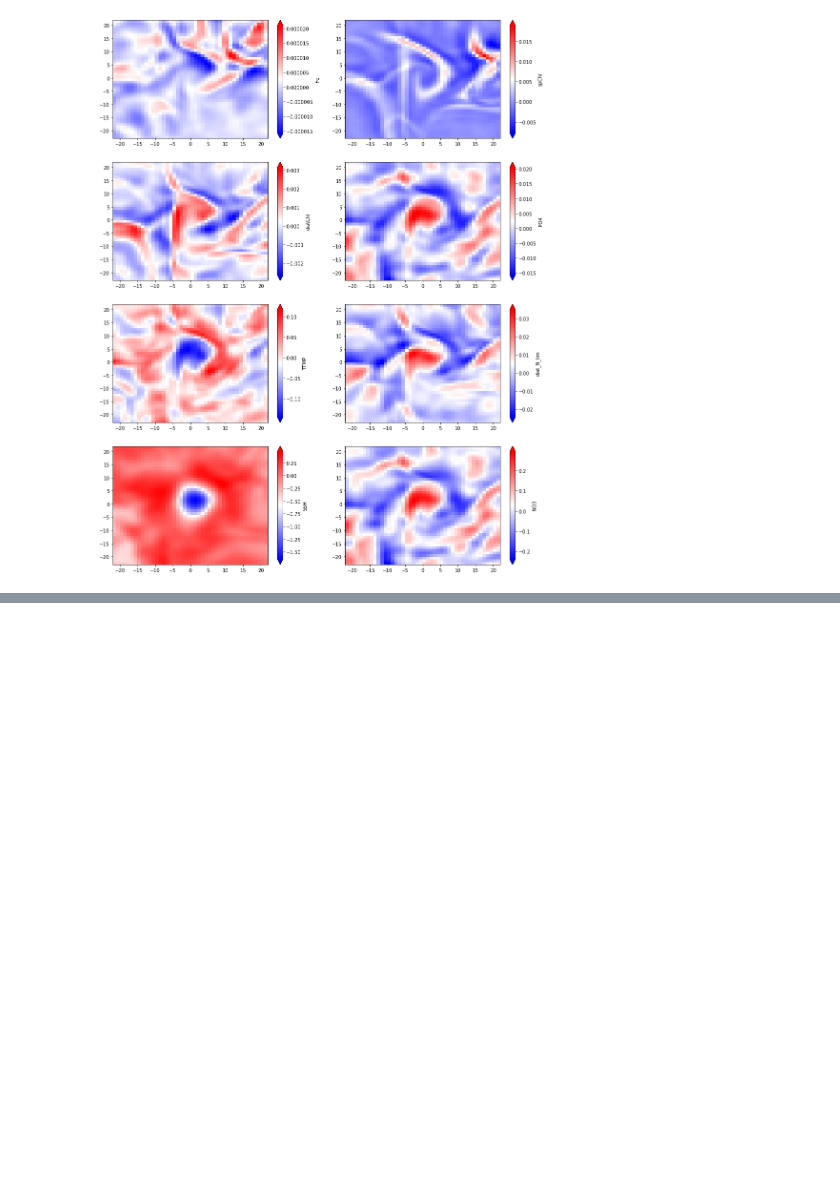
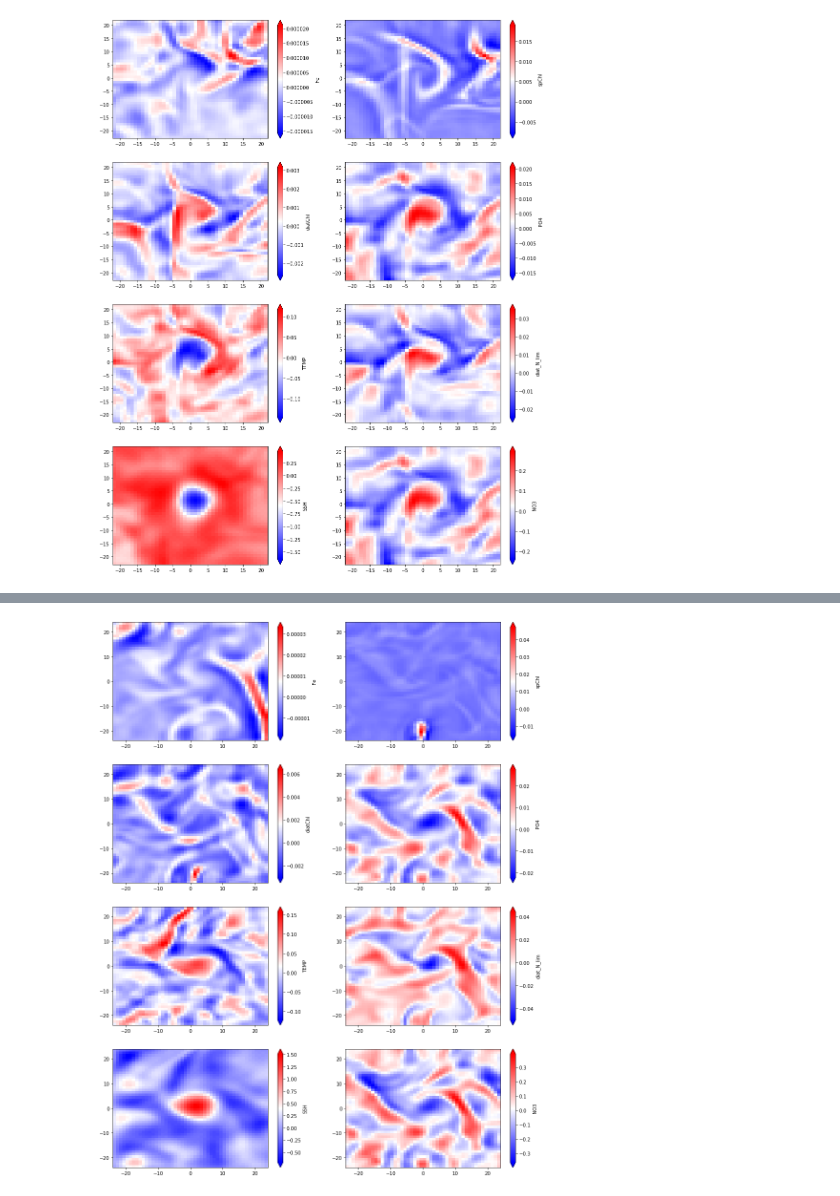
Before and after one commit to kristenkrumhardt/feature-centric-composite, a Jupyter notebook: eddy_composite_v1.ipynb, the cells around one changed output, grey strips where cells are left out. Drawn from its saved outputs; the diff is of its cells as text; code cells hidden in the pictures; blank space fills up the shorter version.

```diff
--- a/eddy_composite_v1.ipynb
+++ b/eddy_composite_v1.ipynb
@@ -182,7 +184,3 @@ selected_eddies = tracks[(tracks.age >= age_min) &
                          (tracks.x < lon_max) &
                          (tracks.x > lon_min) &
                          (tracks.cyc == eddy_type)]
-# %%
-#rename column
-selected_eddies = selected_eddies.rename(columns={"Ls": "radius_km"})
-selected_eddies
@@ -304,0 +333,21 @@ for varname in variables:
+# %%
+%%time
+ds_list = []
+
+composite_ds = xr.Dataset()
+
+for varname in variables:
+
+    print(varname)
+    var = ds[varname]
+    var.attrs=([]) #getting rid of attributes because it messes up the metpy smoother
+
+    if len(var.dims)>2: #select surface
+        if var.dims[0]=='z_t_150m':
+            var = var.isel(z_t_150m=0).squeeze()
+        if var.dims[0]=='z_t':
+            var = var.isel(z_t=0).squeeze()
+
+    composite = composite_an_eddy(selected_eddies, ds, var, n_reps, threshold_r)
+
+    composite_ds[varname] = composite
@@ -304,0 +372,10 @@ for varname in variables:
+# %%
+fig = plt.figure(figsize=(fig_width,fig_height))
+count = 1
+for varname in variables:
+    ax = fig.add_subplot(rows,cols,count)
+    pc=ax.pcolormesh(composite.lon, composite.lat, composite_ds[varname], cmap='bwr')
+    cbar = fig.colorbar(pc, label=varname,extend='both')
+    count = count + 1
+# %% [output]
+[figure, added]
```
Also changed, not shown: parts of 9 cells of this notebook, 5 other files.
